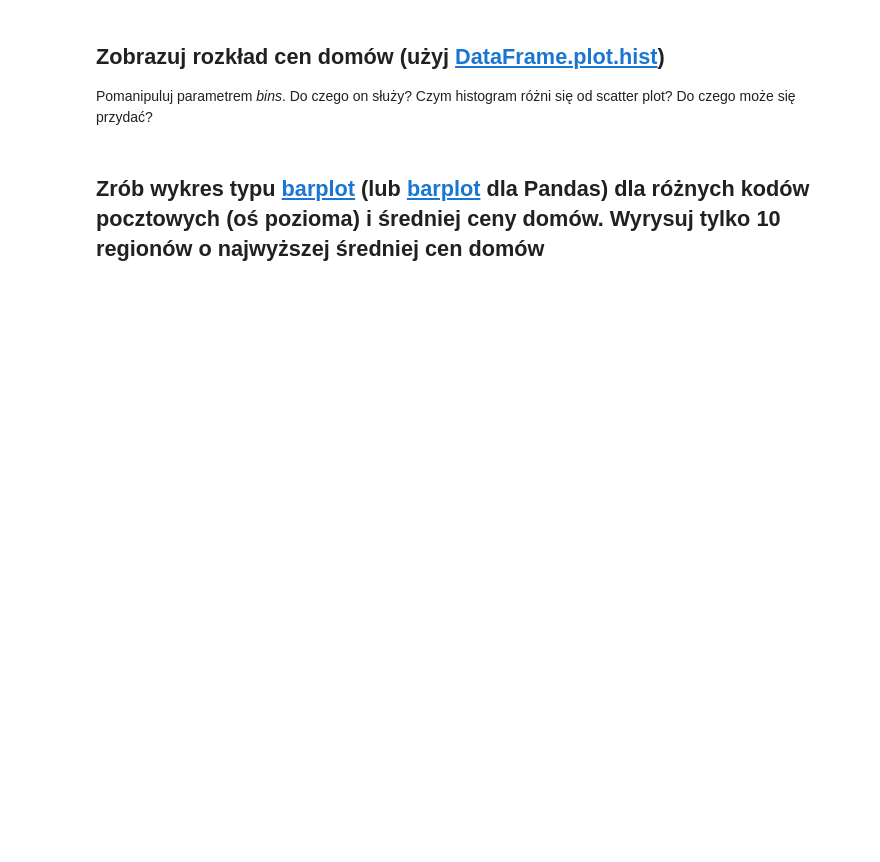
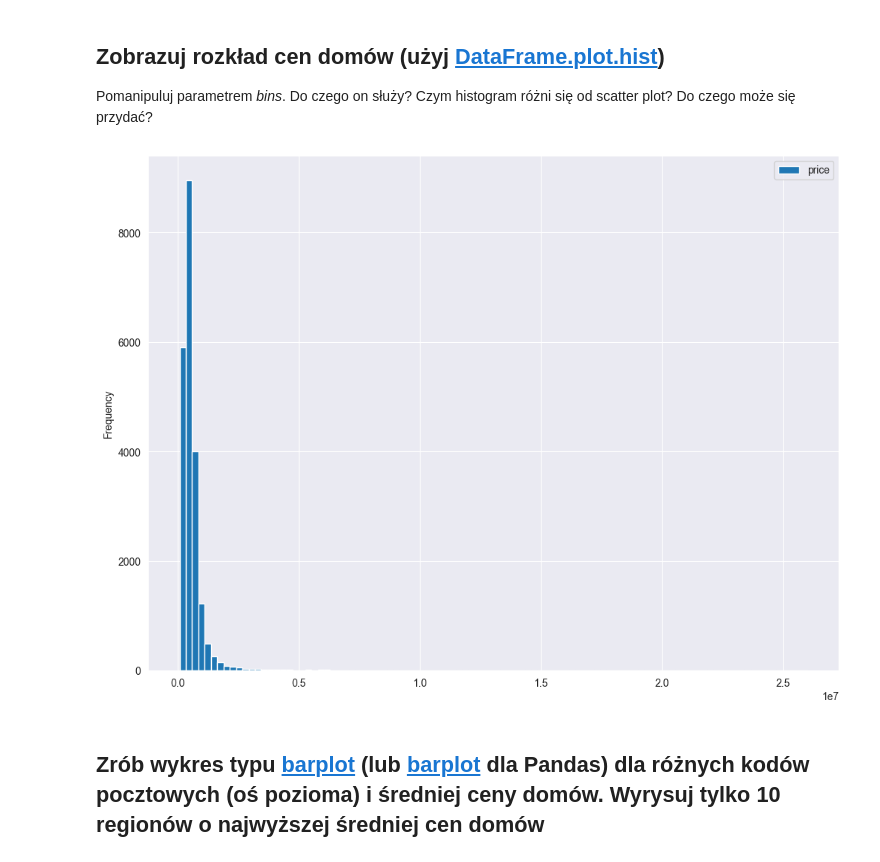
Before and after one commit to GrubySamuraj/wpdm, a Jupyter notebook: examples/Kopia notatnika introduction_to_pandas_uj_part_II.ipynb, the cells around one changed output. Cells and saved outputs as stored; diff of their text form; code cells hidden in the pictures; blank space fills up the shorter version.

```diff
--- a/examples/Kopia notatnika introduction_to_pandas_uj_part_II.ipynb
+++ b/examples/Kopia notatnika introduction_to_pandas_uj_part_II.ipynb
@@ -84,5 +95,12 @@ W dalszej częsci wybieraj dogodną dla siebie formę plottowania (albo seaborn
 # %% [markdown]
 ## Zobrazuj rozkład cen domów (użyj [DataFrame.plot.hist](https://pandas.pydata.org/pandas-docs/stable/generated/pandas.DataFrame.plot.hist.html))
 Pomanipuluj parametrem *bins*. Do czego on służy? Czym histogram różni się od scatter plot? Do czego może się przydać?
+# %%
+# df.describe(include="all")
+# df.dtypes
+# df.shape
+ax = df.plot.hist(column='price', bins=100, figsize=(12,9))
+# %% [output]
+[figure, added]
 # %% [markdown]
 ## Zrób wykres typu [barplot](https://matplotlib.org/devdocs/api/_as_gen/matplotlib.pyplot.bar.html) (lub [barplot](https://pandas.pydata.org/pandas-docs/stable/generated/pandas.DataFrame.plot.bar.html) dla Pandas) dla różnych kodów pocztowych (oś pozioma) i średniej ceny domów. Wyrysuj tylko 10 regionów o najwyższej średniej cen domów
```
Also changed, not shown: parts of 7 cells of this notebook, 3 other files.
